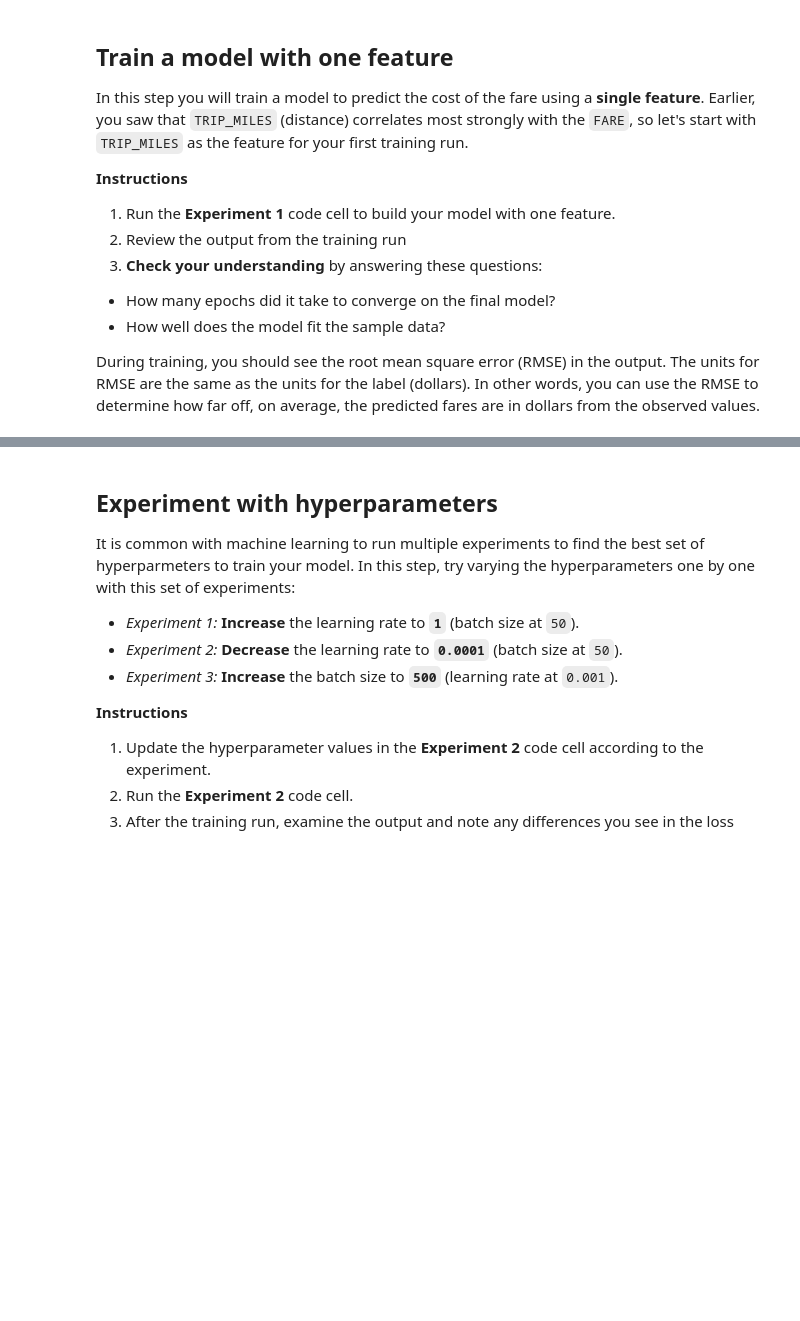
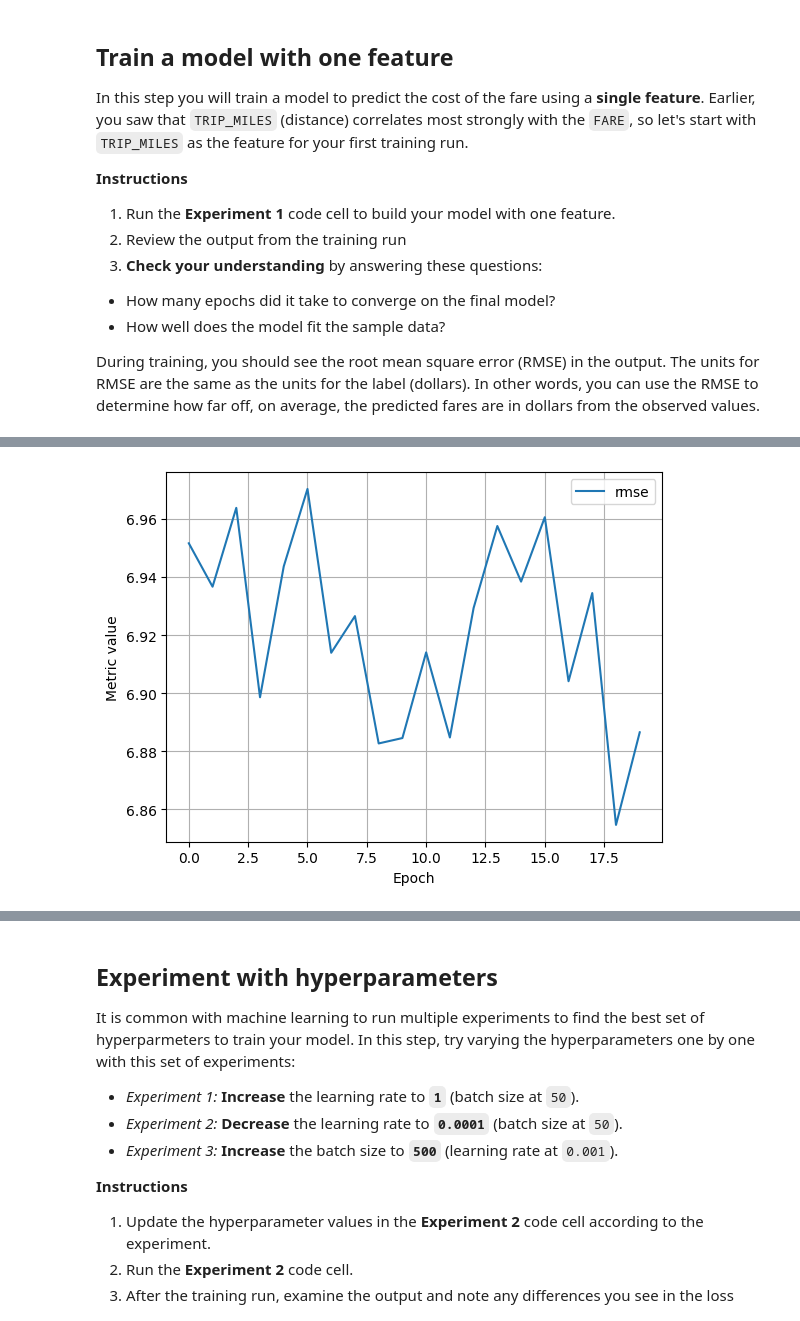
Before and after one commit to uvanimi/hello-world, a Jupyter notebook: ml/cc/exercises/linear_regression_taxi.ipynb, the cells around one changed output, grey strips where cells are left out. Drawn from its saved outputs; the diff is of its cells as text; code cells hidden in the pictures; blank space fills up the shorter version.

```diff
--- a/ml/cc/exercises/linear_regression_taxi.ipynb
+++ b/ml/cc/exercises/linear_regression_taxi.ipynb
@@ -362,7 +362,7 @@ During training, you should see the root mean square error (RMSE) in the output.
 
 # The following variables are the hyperparameters.
 settings_1 = ml_edu.experiment.ExperimentSettings(
-    learning_rate = 0.001,
+    learning_rate = 1.0,
     number_epochs = 20,
     batch_size = 50,
     input_features = ['TRIP_MILES']
@@ -376,3 +376,4 @@ experiment_1 = train_model('one_feature', model_1, training_df, 'FARE', settings
 
 ml_edu.results.plot_experiment_metrics(experiment_1, ['rmse'])
 ml_edu.results.plot_model_predictions(experiment_1, training_df, 'FARE')
+# %% [output]
@@ -379,3 +398,4 @@ ml_edu.results.plot_model_predictions(experiment_1, training_df, 'FARE')
+[figure, added]
 # %%
 #@title Double-click to view answers for training model with one feature
 
```
Also changed, not shown: parts of 5 cells of this notebook.
